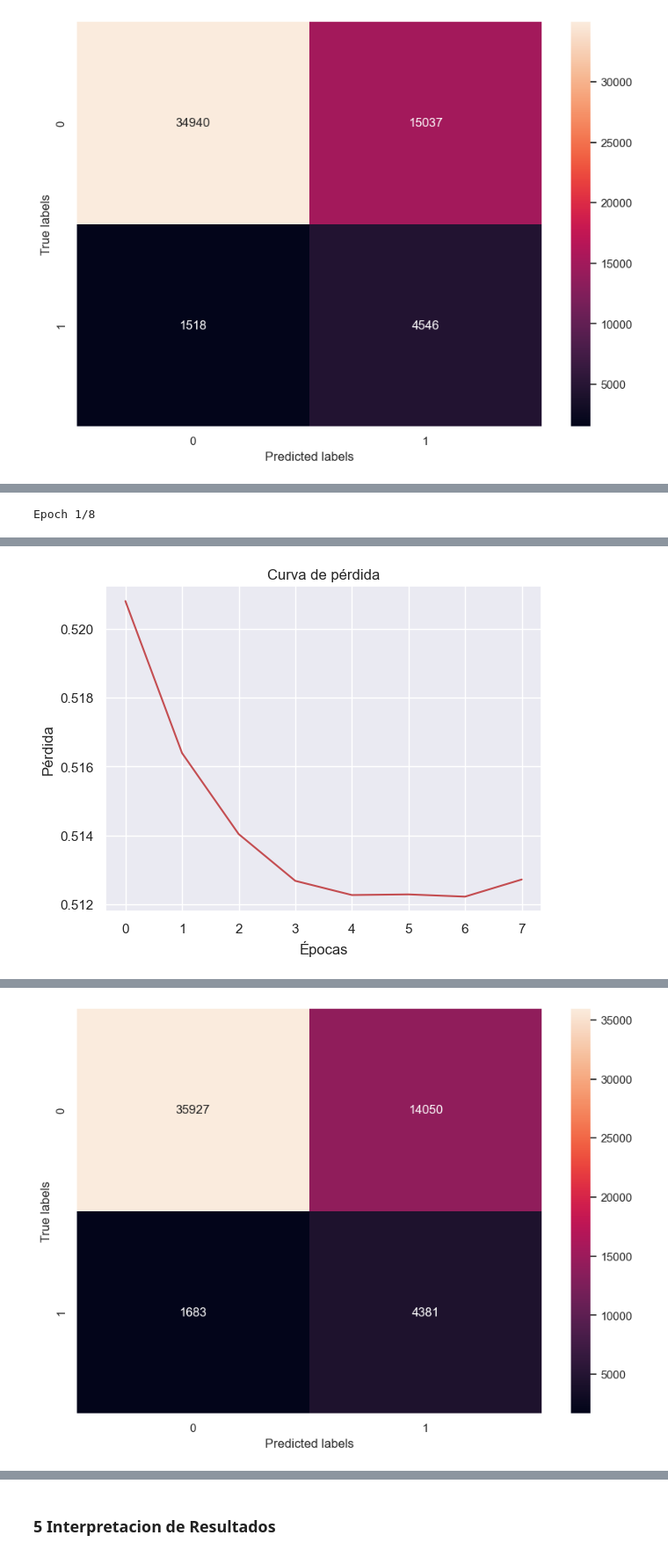
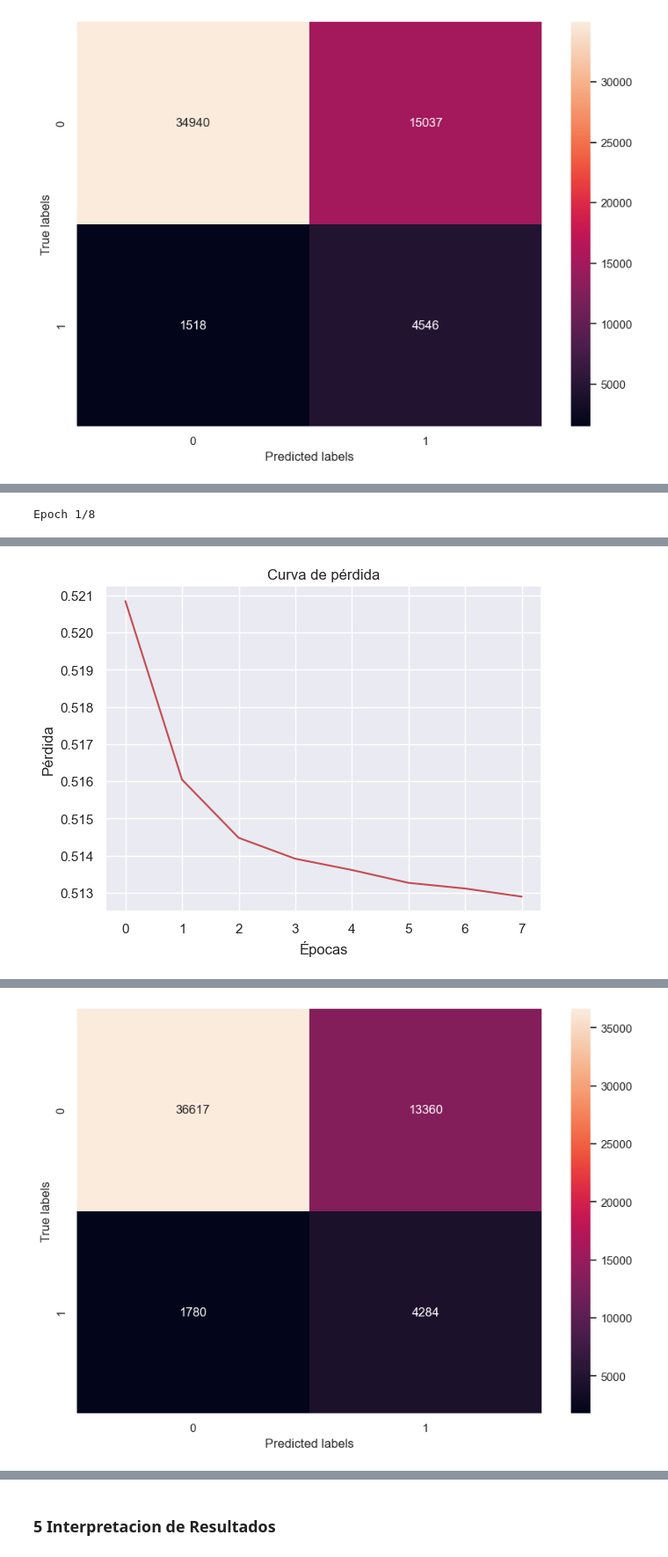
Before and after one commit to Gaddran/Tarea4MachineLearning, a Jupyter notebook: notebooks/Tarea1MLA.ipynb, the cells around one changed output, grey strips where cells are left out. Shown at 88% size. Saved outputs shown, nothing was run; the diff lists cells and outputs as text; code cells hidden in the pictures.

Commit message:
actualizados markdowns y ejecuciones leaky_relu

```diff
--- a/notebooks/Tarea1MLA.ipynb
+++ b/notebooks/Tarea1MLA.ipynb
@@ -667,6 +664,7 @@ Modelos con función de activación LeakyReLU y batch_size = 16
 # %%
+
 # Hiperparametros
-activation = LeakyReLU(alpha=0.01)   # Función de activación para la capa oculta
+activation = activations.leaky_relu   # Función de activación para la capa oculta
 batch_size = 16       # Tamaño del lote
 create_and_train_model(hidden_units, epochs, batch_size, activation, learning_rate, X_train_balanced, y_train_balanced, X_test, y_test)
 # %% [output]
@@ -693 +691 @@ Testing accuracy: 0.7192591428756714
-[figure, old version]
+[figure, new version]
@@ -695 +693 @@ Testing accuracy: 0.7192591428756714
-[figure, old version]
+[figure, new version]
```
Also changed, not shown: parts of 14 cells of this notebook.
